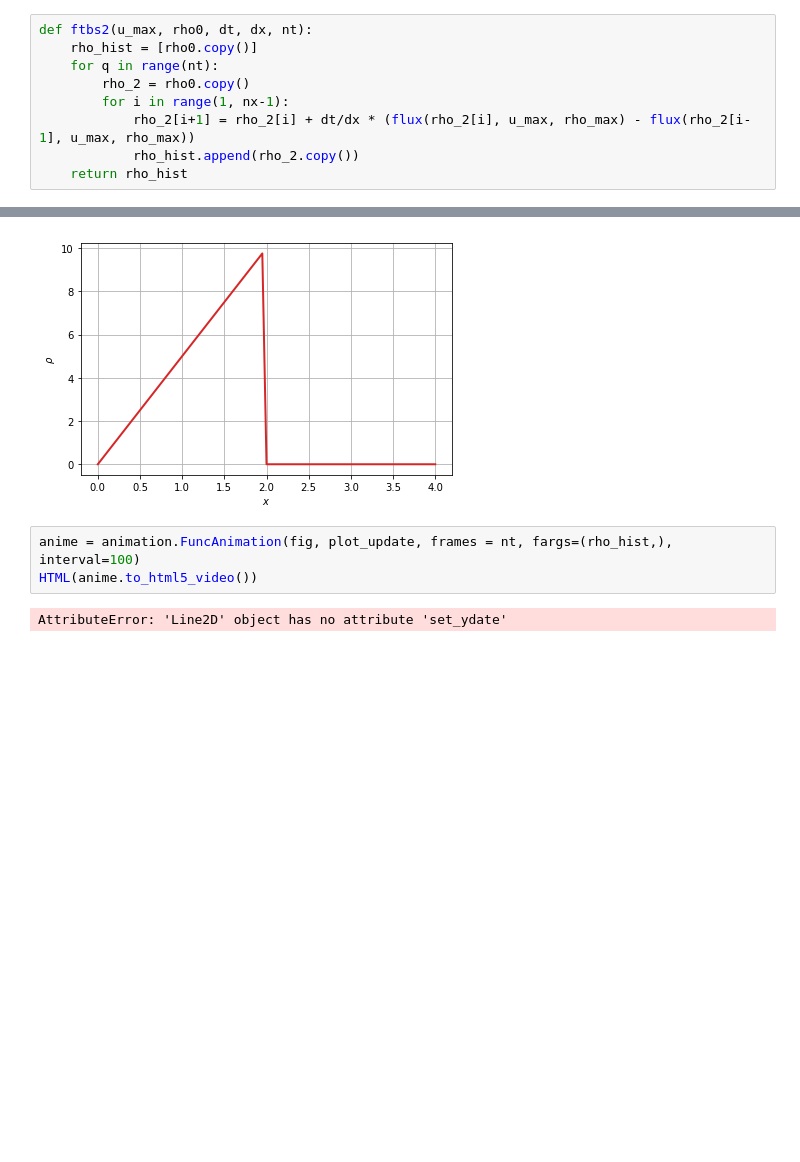
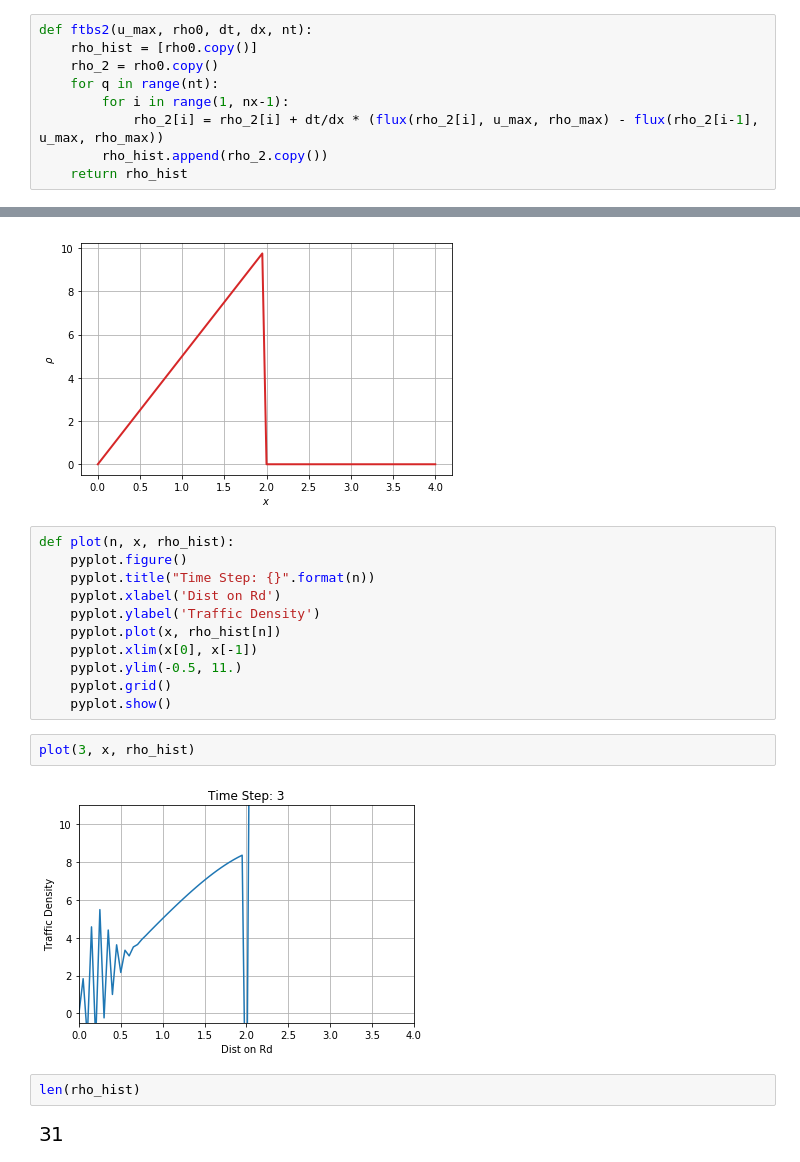
Before and after one commit to afern/MAE6286, a Jupyter notebook: Mod3_Les1.ipynb, the cells around one changed output, grey strips where cells are left out. Saved outputs shown, nothing was run; the diff lists cells and outputs as text; blank space fills up the shorter version.

```diff
--- a/Mod3_Les1.ipynb
+++ b/Mod3_Les1.ipynb
@@ -87,11 +88,11 @@ pyplot.grid()
 # %%
 def ftbs2(u_max, rho0, dt, dx, nt):
     rho_hist = [rho0.copy()]
+    rho_2 = rho0.copy()
     for q in range(nt):
-        rho_2 = rho0.copy()
         for i in range(1, nx-1):
-            rho_2[i+1] = rho_2[i] + dt/dx * (flux(rho_2[i], u_max, rho_max) - flux(rho_2[i-1], u_max, rho_max))
-            rho_hist.append(rho_2.copy())
+            rho_2[i] = rho_2[i] + dt/dx * (flux(rho_2[i], u_max, rho_max) - flux(rho_2[i-1], u_max, rho_max))
+        rho_hist.append(rho_2.copy())
     return rho_hist
 # %%
 rho_hist = ftbs2(u_max, rho0, dt, dx, nt);
@@ -109,8 +110,22 @@ line = pyplot.plot(x, rho0, color='C3', linewidth = 2)[0]
 fig.tight_layout()
 # %% [output]
 [figure]
-# %%
-anime = animation.FuncAnimation(fig, plot_update, frames = nt, fargs=(rho_hist,), interval=100)
-HTML(anime.to_html5_video())
-# %% [output]
-AttributeError: 'Line2D' object has no attribute 'set_ydate'
+# %%
+def plot(n, x, rho_hist):
+    pyplot.figure()
+    pyplot.title("Time Step: {}".format(n))
+    pyplot.xlabel('Dist on Rd')
+    pyplot.ylabel('Traffic Density')
+    pyplot.plot(x, rho_hist[n])
+    pyplot.xlim(x[0], x[-1])
+    pyplot.ylim(-0.5, 11.)
+    pyplot.grid()
+    pyplot.show()
+# %%
+plot(3, x, rho_hist)
+# %% [output]
+[figure, added]
+# %%
+len(rho_hist)
+# %% [output]
+[figure, added]
```
Also changed, not shown: parts of 4 cells of this notebook.
